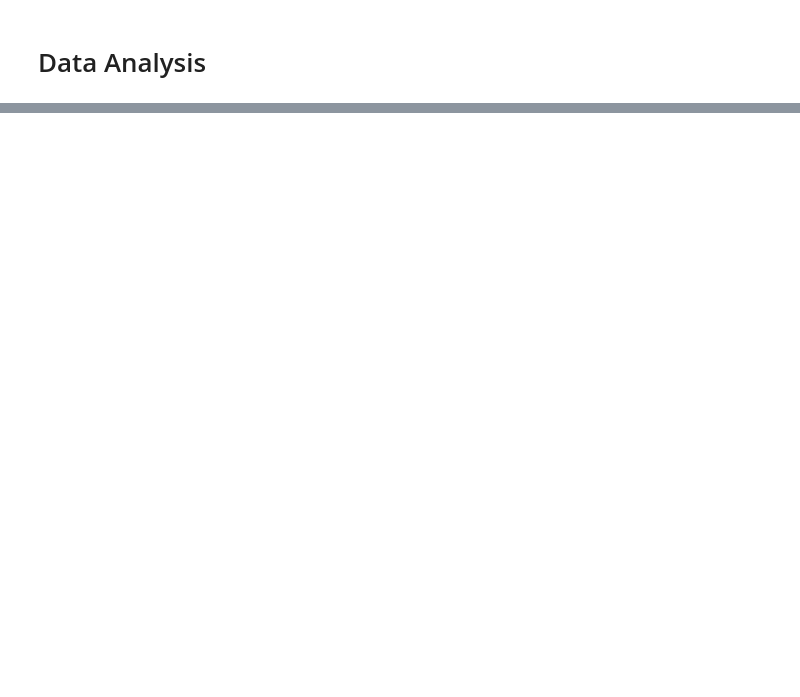
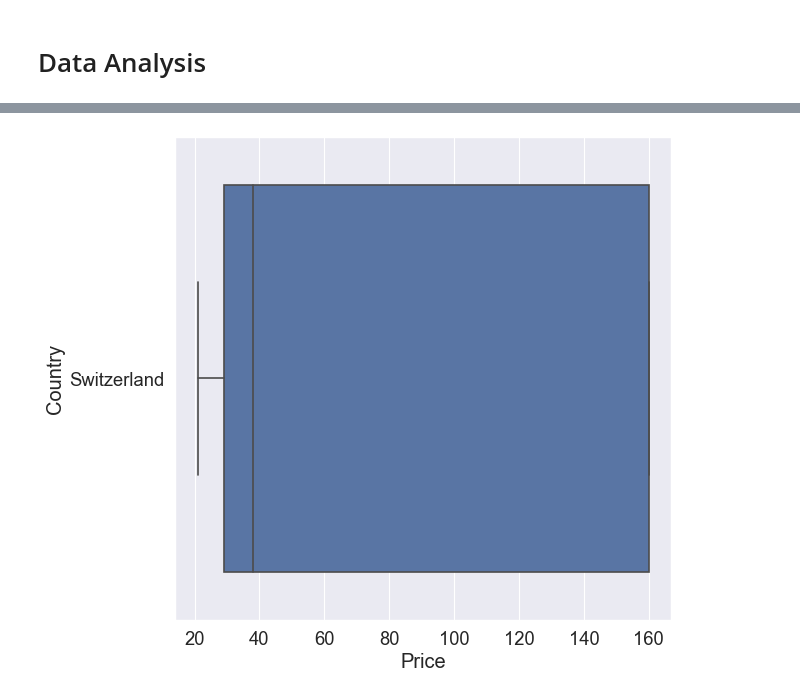
Before and after one commit to bso613/WineSnobs, a Jupyter notebook: Data_analysis_winedata.ipynb, the cells around one changed output, grey strips where cells are left out. Cells and saved outputs as stored; diff of their text form; code cells hidden in the pictures; blank space fills up the shorter version.

```diff
--- a/Data_analysis_winedata.ipynb
+++ b/Data_analysis_winedata.ipynb
@@ -25,0 +119,4 @@ df.describe()
+# %%
+#Examining Switzerland data
+swiss_df = df[df['Country'] == 'Switzerland']
+swiss_df.head()
@@ -25,0 +131,10 @@ df.describe()
+# %%
+#Boxplot of Switzerland to try and uncover any outliers
+#add a box plot + stripchart
+figure(figsize=(8,8), dpi=80)
+swiss = sns.boxplot(x="Price", y="Country", data=swiss_df, whis=np.inf)
+#swiss = sns.stripplot(x="Price", y="Country", data=swiss_df, color=".3")
+fig = swiss.get_figure()
+fig.savefig('swiss_box.png')
+# %% [output]
+[figure, added]
```
Also changed, not shown: parts of 94 cells of this notebook, 30 other files.
